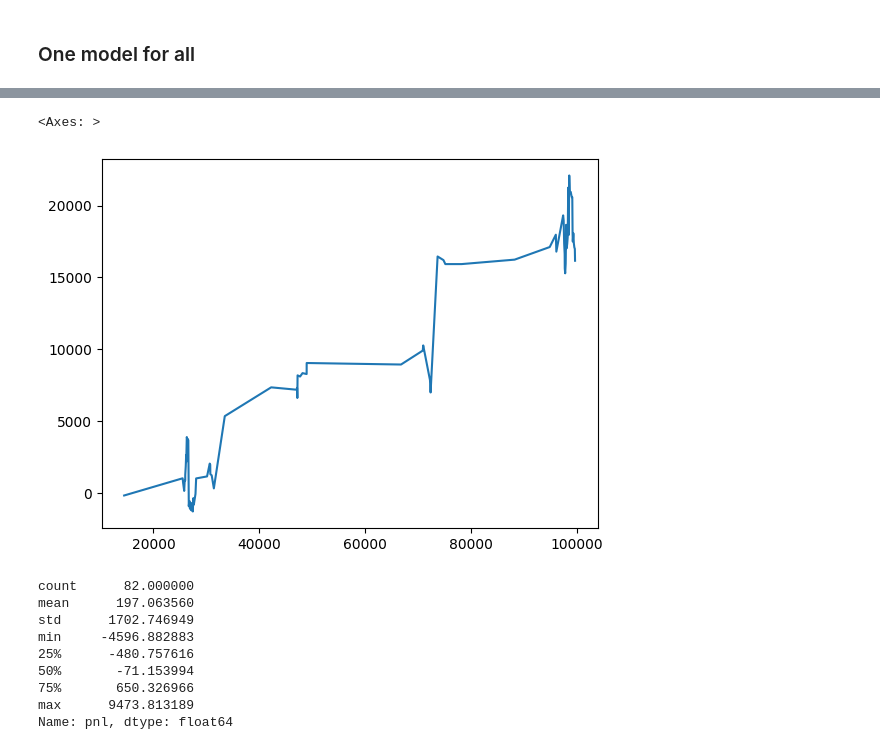
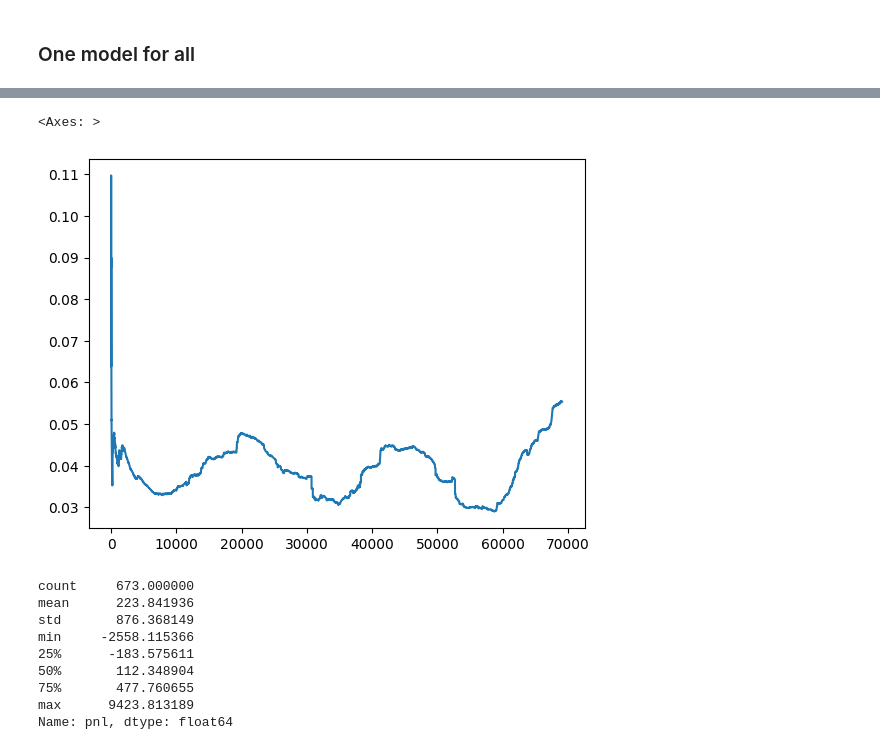
Before and after one commit to Xinxin-m/MSE349, a Jupyter notebook: modeling/boosting.ipynb, the cells around one changed output, grey strips where cells are left out. Drawn from its saved outputs; the diff is of its cells as text; code cells hidden in the pictures.

```diff
--- a/modeling/boosting.ipynb
+++ b/modeling/boosting.ipynb
@@ -86,8 +371,6 @@ all_preds_df.groupby('filename').apply(
 # %%
 all_preds_df.sort_values('timestamp', inplace=True)
+all_preds_df.set_index('timestamp', inplace=True)
+all_preds_df['error'] = all_preds_df['pred'] - all_preds_df['next_return']
+all_preds_df['rolling_std'] = all_preds_df['error'].rolling(window='60D').std()
+all_preds_df.reset_index(inplace=True)
-# %%
-all_preds_df['error'] = all_preds_df['pred'] - all_preds_df['next_return']
-all_preds_df = all_preds_df.set_index('timestamp')
-all_preds_df['rolling_std'] = all_preds_df['error'].rolling(window='60D').std()
-all_preds_df['rolling_rmse'] = all_preds_df['error'].rolling(window='60D') \
-    .apply(lambda x: np.sqrt(np.mean(x**2)), raw=True)
@@ -100 +377,8 @@ tmp['z_score'] = (tmp['pred']) / tmp['rolling_std']
+# %%
+all_preds_df['z_score'] = all_preds_df['pred'] / all_preds_df['rolling_std']
+# %%
+all_preds_df.rolling_std.plot()
+# %% [output]
+<Axes: >
+[figure, added]
 # %%
@@ -108,17 +392,12 @@ tmp['pnl'] = tmp['traded'] * (tmp['next_return']) * (10000) * np.sign(tmp['z_sco
 # %%
-tmp.loc[tmp.traded != 0].pnl.cumsum().plot()
+all_preds_df.loc[all_preds_df.traded != 0].pnl.describe()
 # %% [output]
-<Axes: >
+count     673.000000
+mean      223.841936
+std       876.368149
+min     -2558.115366
+25%      -183.575611
+50%       112.348904
+75%       477.760655
+max      9423.813189
+Name: pnl, dtype: float64
-[figure, removed]
-# %%
-tmp.loc[tmp.traded != 0].pnl.describe()
-# %% [output]
-count      82.000000
-mean      197.063560
-std      1702.746949
-min     -4596.882883
-25%      -480.757616
-50%       -71.153994
-75%       650.326966
-max      9473.813189
-Name: pnl, dtype: float64
```
Also changed, not shown: parts of 40 cells of this notebook, 3 other files.
